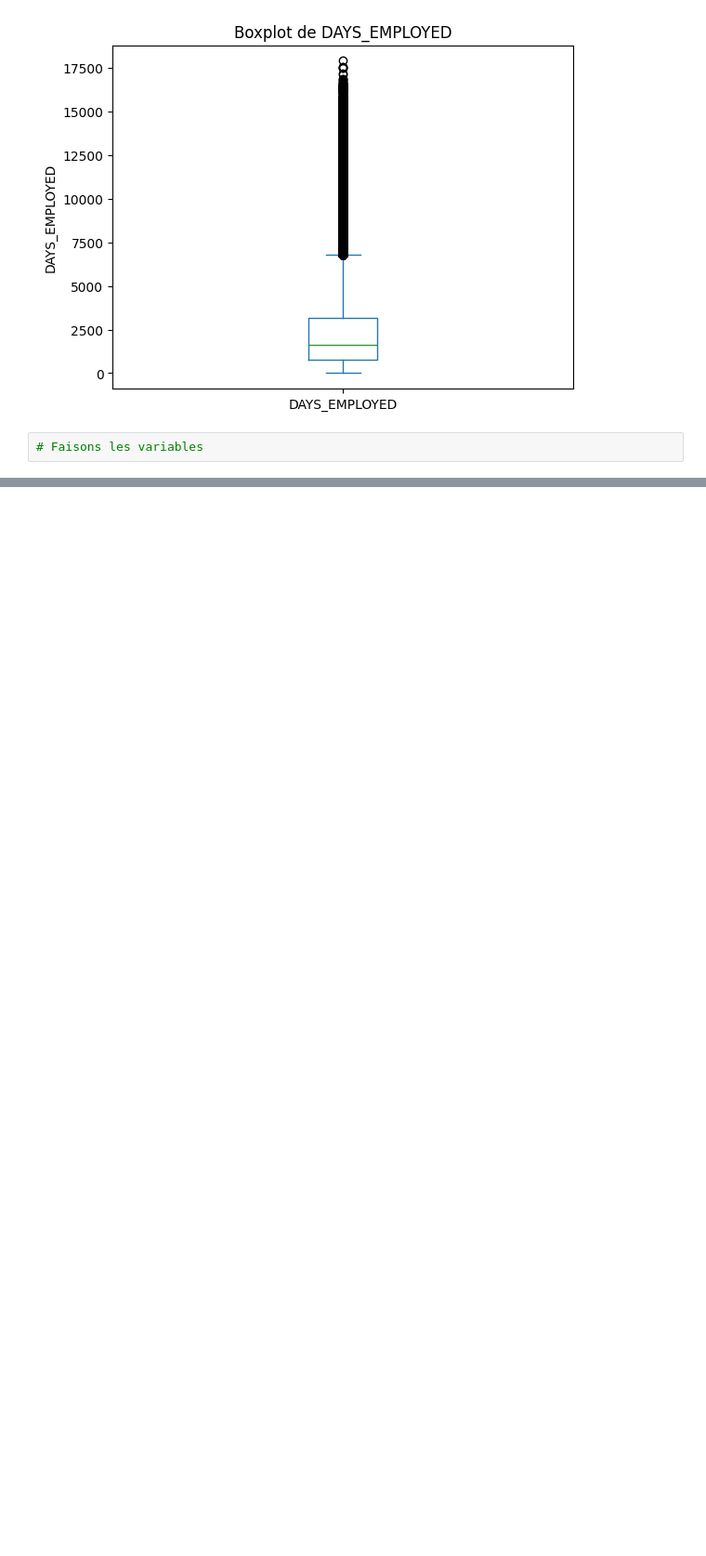
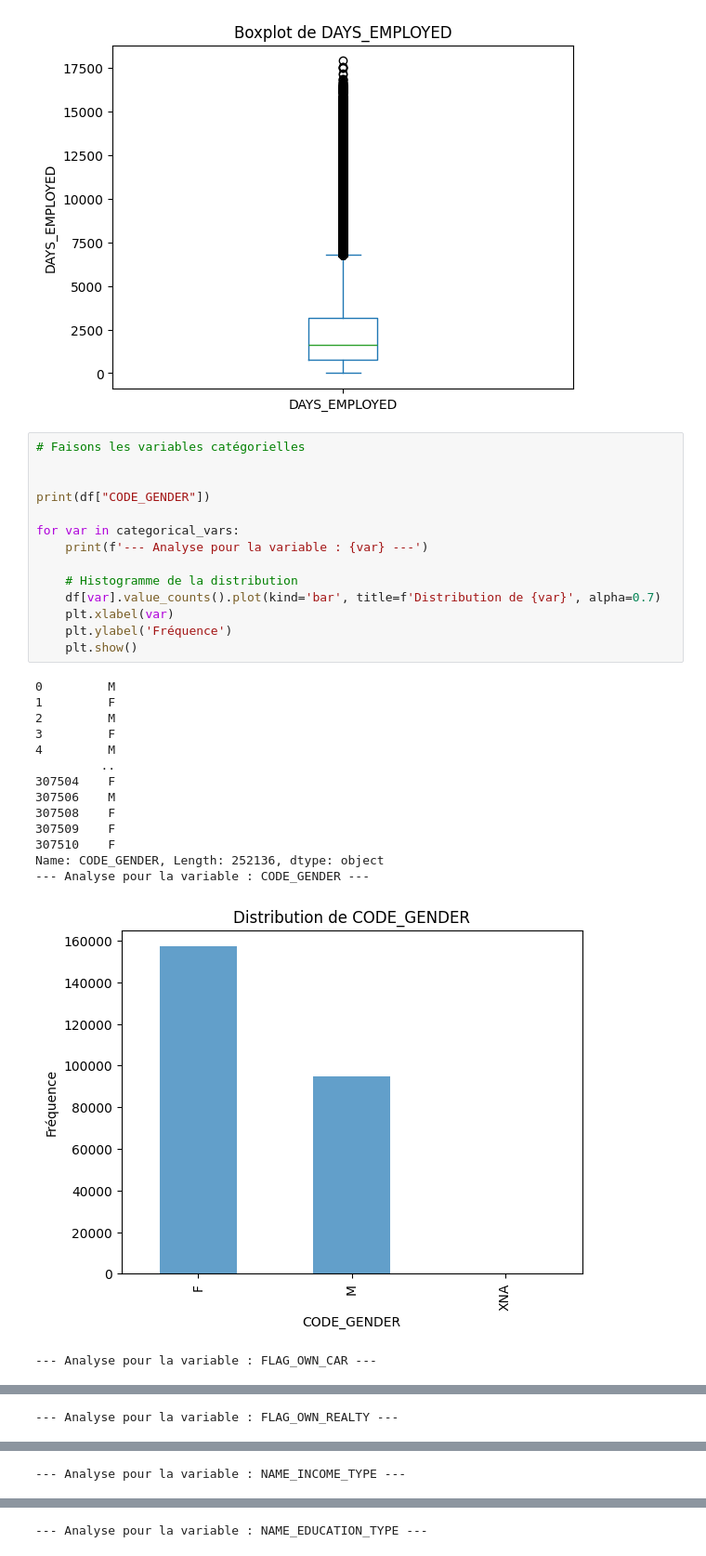
Before and after one commit to santinucomiti/scoring_project, a Jupyter notebook: notebooks/analyse_descritpive.ipynb, the cells around one changed output, grey strips where cells are left out. Shown at 93% size. Saved outputs shown, nothing was run; the diff lists cells and outputs as text; blank space fills up the shorter version.

Commit message:
analyse des donnée, univariée et bivariée

```diff
--- a/notebooks/analyse_descritpive.ipynb
+++ b/notebooks/analyse_descritpive.ipynb
@@ -259,5 +251,33 @@ for var in ["DAYS_EMPLOYED"]:
 Name: DAYS_EMPLOYED, Length: 252136, dtype: int64
 [figure]
 [figure]
-# %%
-# Faisons les variables
+# %%
+# Faisons les variables catégorielles
+
+
+print(df["CODE_GENDER"])
+
+for var in categorical_vars:
+    print(f'--- Analyse pour la variable : {var} ---')
+
+    # Histogramme de la distribution
+    df[var].value_counts().plot(kind='bar', title=f'Distribution de {var}', alpha=0.7)
+    plt.xlabel(var)
+    plt.ylabel('Fréquence')
+    plt.show()
+# %% [output]
+0         M
+1         F
+2         M
+3         F
+4         M
+         ..
+307504    F
+307506    M
+307508    F
+307509    F
+307510    F
+Name: CODE_GENDER, Length: 252136, dtype: object
+--- Analyse pour la variable : CODE_GENDER ---
+[figure, added]
+--- Analyse pour la variable : FLAG_OWN_CAR ---
@@ -263,0 +285 @@ Name: DAYS_EMPLOYED, Length: 252136, dtype: int64
+--- Analyse pour la variable : FLAG_OWN_REALTY ---
@@ -263,0 +287 @@ Name: DAYS_EMPLOYED, Length: 252136, dtype: int64
+--- Analyse pour la variable : NAME_INCOME_TYPE ---
@@ -263,0 +289 @@ Name: DAYS_EMPLOYED, Length: 252136, dtype: int64
+--- Analyse pour la variable : NAME_EDUCATION_TYPE ---
```
Also changed, not shown: parts of 12 cells of this notebook, 1 other file.
